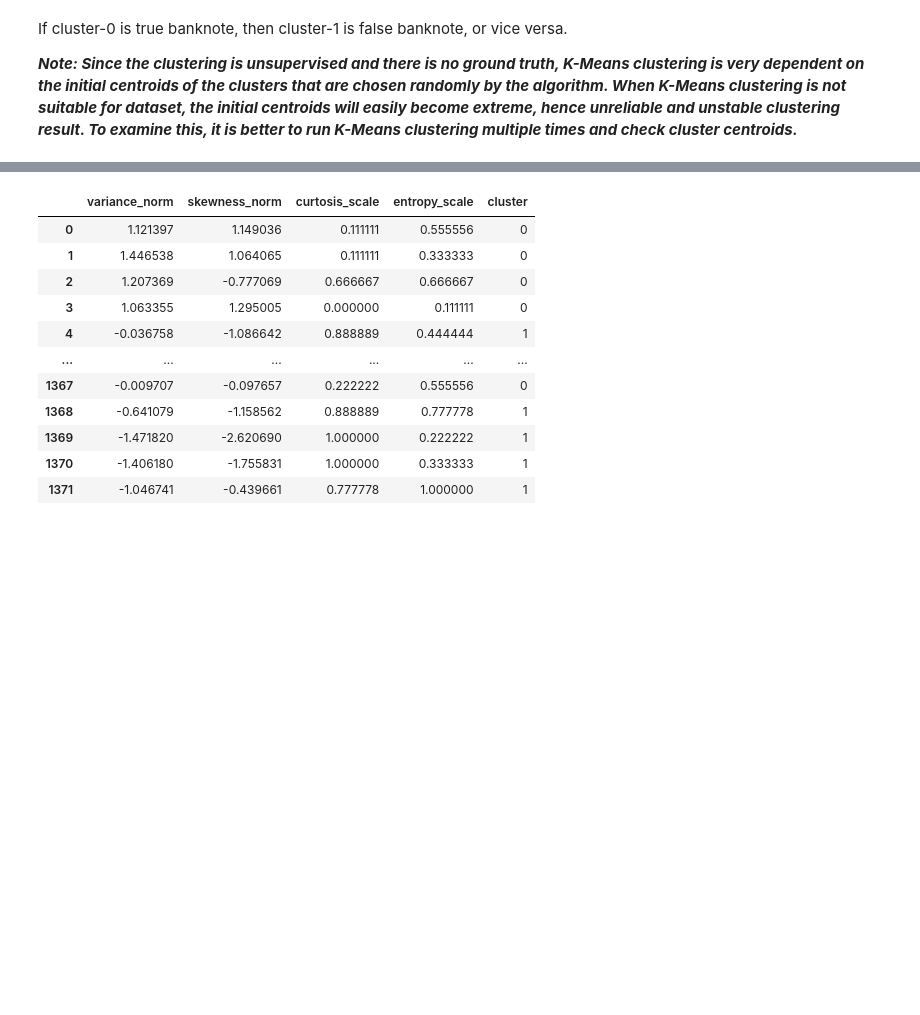
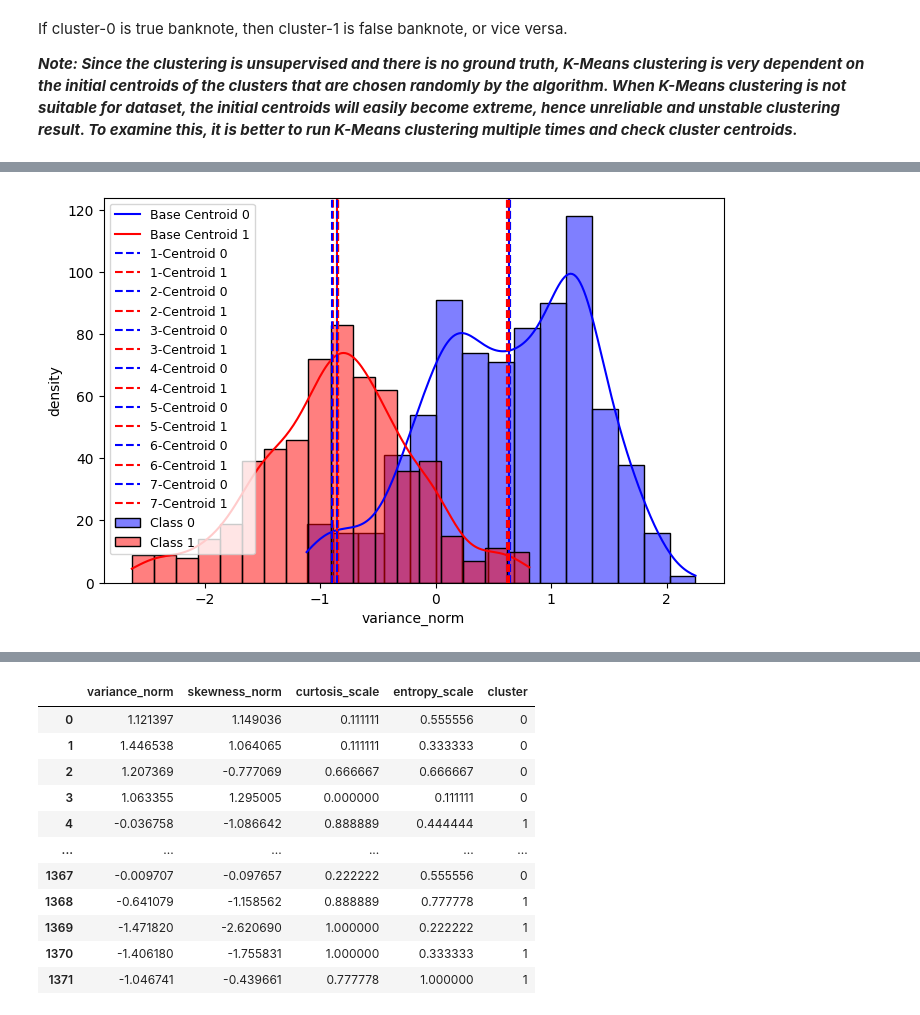
Before and after one commit to danicychao/Banknote_Authentication, a Jupyter notebook: banknote_clustering.ipynb, the cells around one changed output, grey strips where cells are left out. Cells and saved outputs as stored; diff of their text form; code cells hidden in the pictures; blank space fills up the shorter version.

```diff
--- a/banknote_clustering.ipynb
+++ b/banknote_clustering.ipynb
@@ -252 +276,5 @@ StabilityVisualization("variance")
+# %%
+StabilityVisualization("variance", variance_centroids)
+# %% [output]
+[figure, added]
 # %%
```
Also changed, not shown: parts of 56 cells of this notebook.
